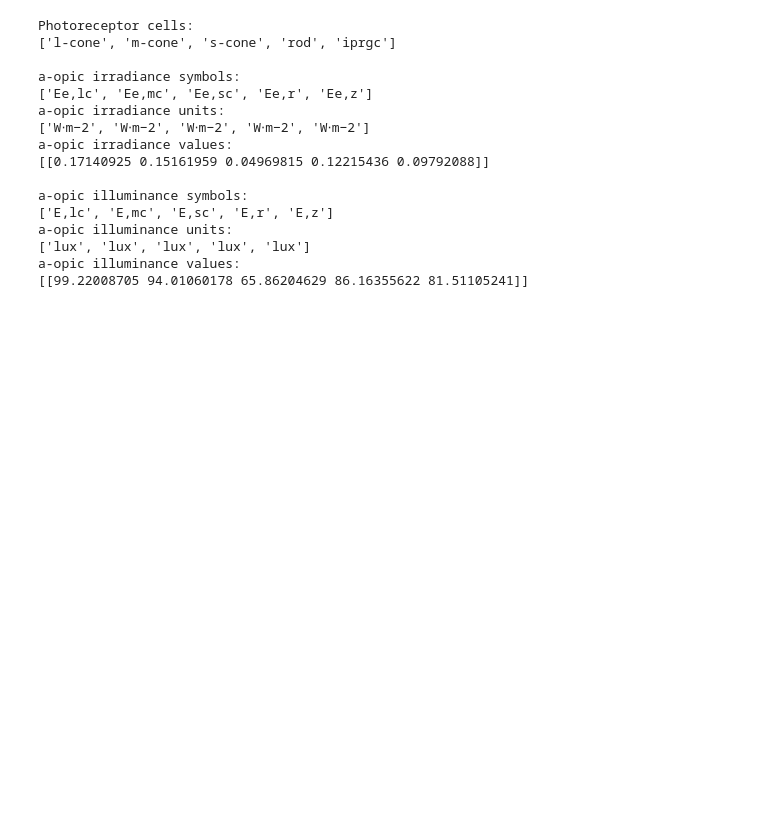
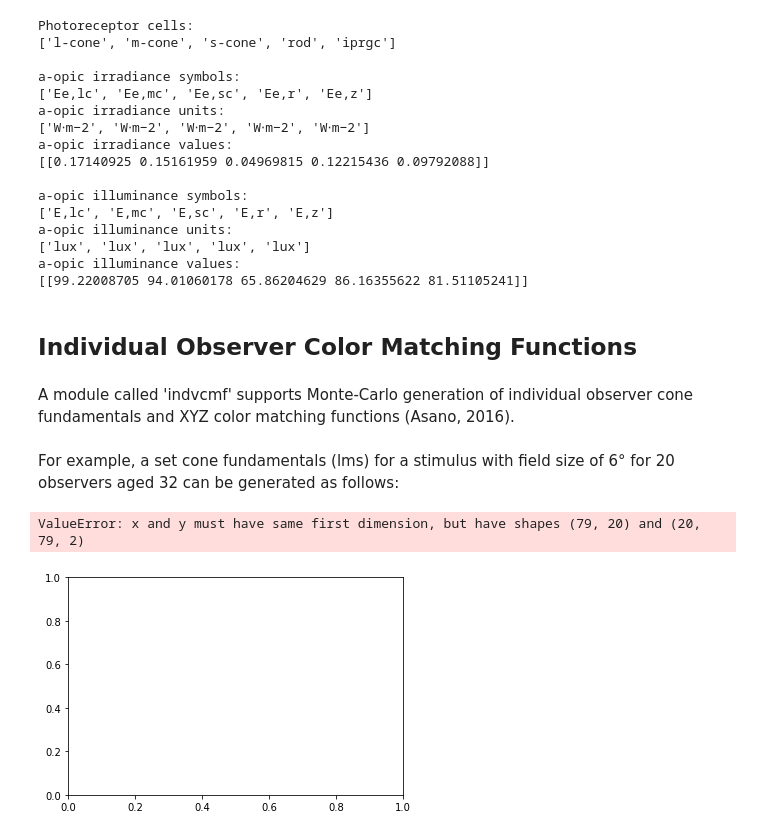
Before and after one commit to ksmet1977/luxpy, a Jupyter notebook: luxpy_basic_usage.ipynb, the cells around one changed output. Saved outputs shown, nothing was run; the diff lists cells and outputs as text; code cells hidden in the pictures; blank space fills up the shorter version.

```diff
--- a/luxpy_basic_usage.ipynb
+++ b/luxpy_basic_usage.ipynb
@@ -469,3 +469,22 @@ a-opic illuminance units:
 ['lux', 'lux', 'lux', 'lux', 'lux']
 a-opic illuminance values:
 [[99.22008705 94.01060178 65.86204629 86.16355622 81.51105241]]
+# %% [markdown]
+## Individual Observer Color Matching Functions
+# %% [markdown]
+A module called 'indvcmf' supports Monte-Carlo generation of individual observer cone fundamentals and XYZ color matching functions (Asano, 2016).
+# %% [markdown]
+For example, a set cone fundamentals (lms) for a stimulus with field size of 6° for 20 observers aged 32 can be generated as follows:
+# %%
+# Get set of 20 individual observer lms-CMFs
+lmsb = lx.indvcmf.fnc_genMonteCarloObs(n_population = 20, list_Age = [32], fieldsize = 6)
+
+# Use US 2010 population census to generate Age Distribution and output as XYZ CMF:
+xyzb_us = lx.indvcmf.fnc_genMonteCarloObs(n_population = 20, list_Age = 'us_census', fieldsize = 6)
+
+# Plot CMFs:
+lx.SPD(lmsb).plot(title = 'lms CMFs')
+lx.SPD(xyzb_us).plot(title = 'xyz CMFs (US Census Age Dist)')
+# %% [output]
+ValueError: x and y must have same first dimension, but have shapes (79, 20) and (20, 79, 2)
+[figure, added]
```
Also changed, not shown: 1 other file.
